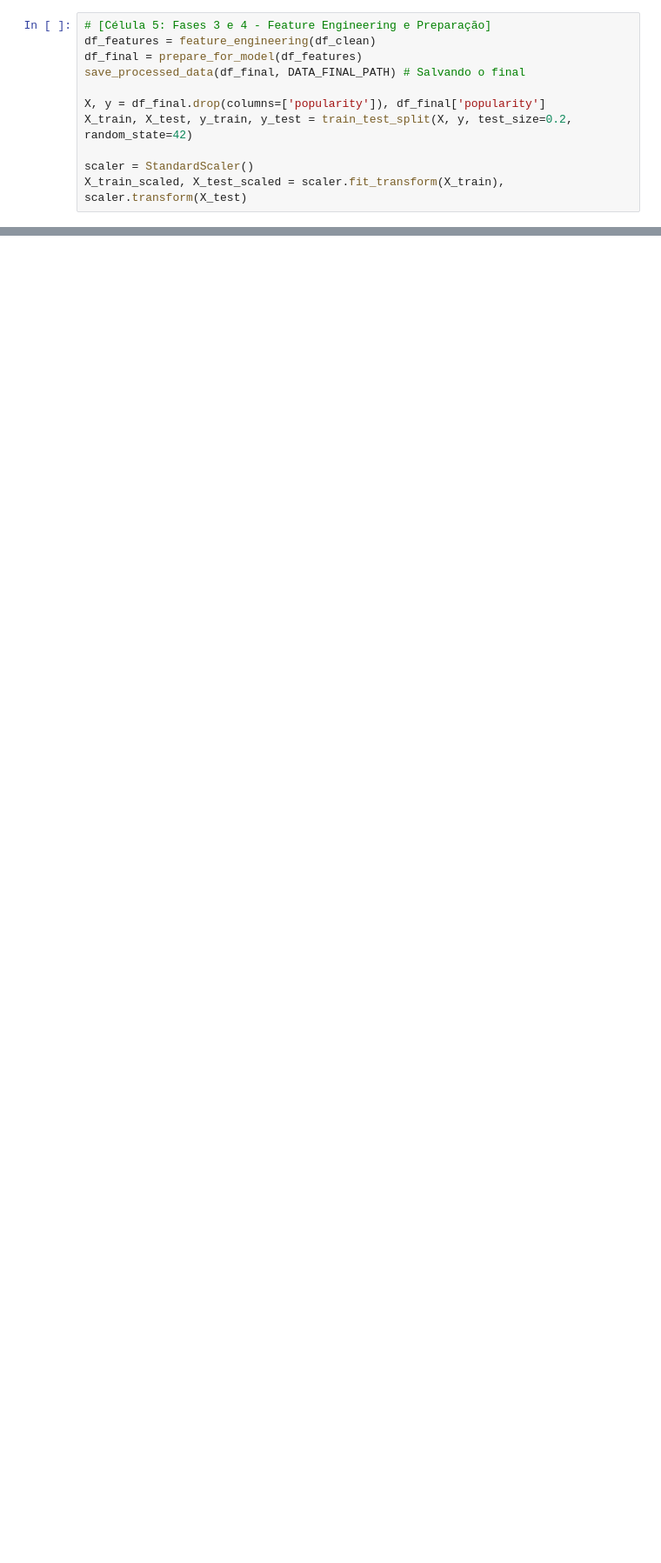
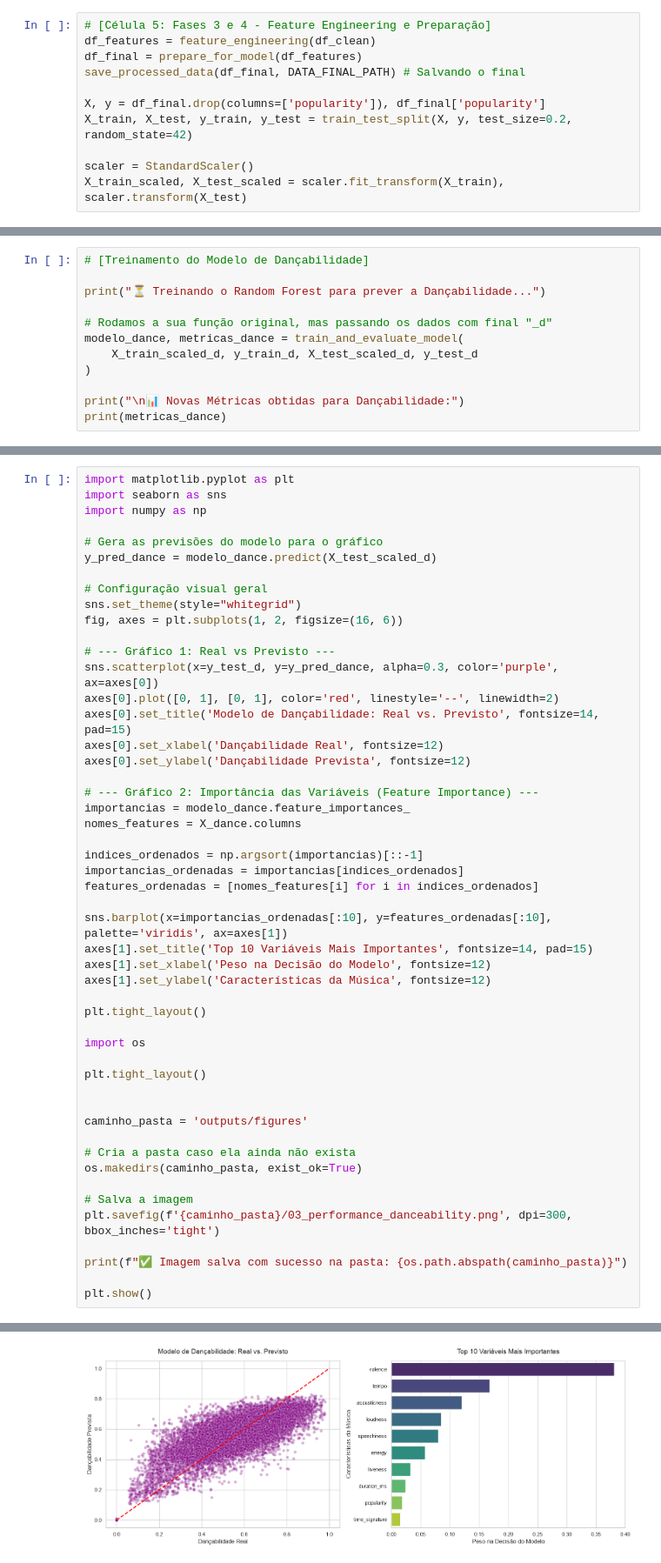
Before and after one commit to enrizes-lab/ProjetoFinal_modulo1, a Jupyter notebook: notebooks/spotify_dataview.ipynb, the cells around one changed output, grey strips where cells are left out. Shown at 87% size. Saved outputs shown, nothing was run; the diff lists cells and outputs as text; blank space fills up the shorter version.

```diff
--- a/notebooks/spotify_dataview.ipynb
+++ b/notebooks/spotify_dataview.ipynb
@@ -55,0 +143,12 @@ save_model_and_metrics(modelo_rf, metricas, MODEL_FILE, METRICS_FILE)
+# %%
+# [Treinamento do Modelo de Dançabilidade]
+
+print("⏳ Treinando o Random Forest para prever a Dançabilidade...")
+
+# Rodamos a sua função original, mas passando os dados com final "_d"
+modelo_dance, metricas_dance = train_and_evaluate_model(
+    X_train_scaled_d, y_train_d, X_test_scaled_d, y_test_d
+)
+
+print("\n📊 Novas Métricas obtidas para Dançabilidade:")
+print(metricas_dance)
@@ -55,0 +160,51 @@ save_model_and_metrics(modelo_rf, metricas, MODEL_FILE, METRICS_FILE)
+# %%
+import matplotlib.pyplot as plt
+import seaborn as sns
+import numpy as np
+
+# Gera as previsões do modelo para o gráfico
+y_pred_dance = modelo_dance.predict(X_test_scaled_d)
+
+# Configuração visual geral
+sns.set_theme(style="whitegrid")
+fig, axes = plt.subplots(1, 2, figsize=(16, 6))
+
+# --- Gráfico 1: Real vs Previsto ---
+sns.scatterplot(x=y_test_d, y=y_pred_dance, alpha=0.3, color='purple', ax=axes[0])
+axes[0].plot([0, 1], [0, 1], color='red', linestyle='--', linewidth=2)
+axes[0].set_title('Modelo de Dançabilidade: Real vs. Previsto', fontsize=14, pad=15)
+axes[0].set_xlabel('Dançabilidade Real', fontsize=12)
+axes[0].set_ylabel('Dançabilidade Prevista', fontsize=12)
+
+# --- Gráfico 2: Importância das Variáveis (Feature Importance) ---
+importancias = modelo_dance.feature_importances_
+nomes_features = X_dance.columns
+
+indices_ordenados = np.argsort(importancias)[::-1]
+importancias_ordenadas = importancias[indices_ordenados]
+features_ordenadas = [nomes_features[i] for i in indices_ordenados]
+
+sns.barplot(x=importancias_ordenadas[:10], y=features_ordenadas[:10], palette='viridis', ax=axes[1])
+axes[1].set_title('Top 10 Variáveis Mais Importantes', fontsize=14, pad=15)
+axes[1].set_xlabel('Peso na Decisão do Modelo', fontsize=12)
+axes[1].set_ylabel('Características da Música', fontsize=12)
+
+plt.tight_layout()
+
+import os
+
+plt.tight_layout()
+
+
+caminho_pasta = 'outputs/figures'
+
+# Cria a pasta caso ela ainda não exista
+os.makedirs(caminho_pasta, exist_ok=True)
+
+# Salva a imagem
+plt.savefig(f'{caminho_pasta}/03_performance_danceability.png', dpi=300, bbox_inches='tight')
+
+print(f"✅ Imagem salva com sucesso na pasta: {os.path.abspath(caminho_pasta)}")
+
+plt.show()
+# %% [output]
@@ -55,0 +215 @@ save_model_and_metrics(modelo_rf, metricas, MODEL_FILE, METRICS_FILE)
+[figure, added]
```
Also changed, not shown: parts of 11 cells of this notebook, 1 other file.
